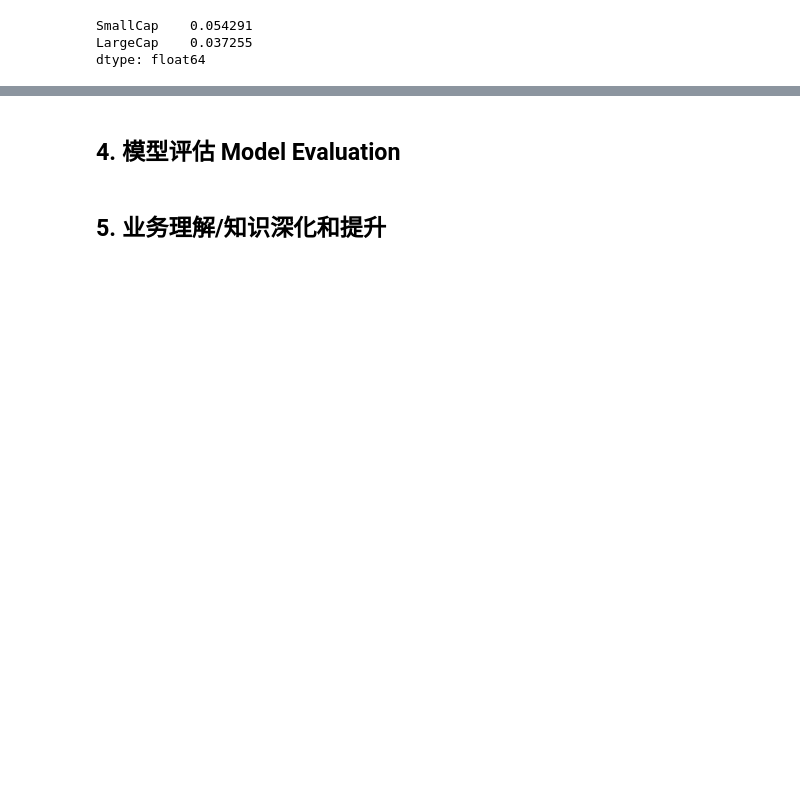
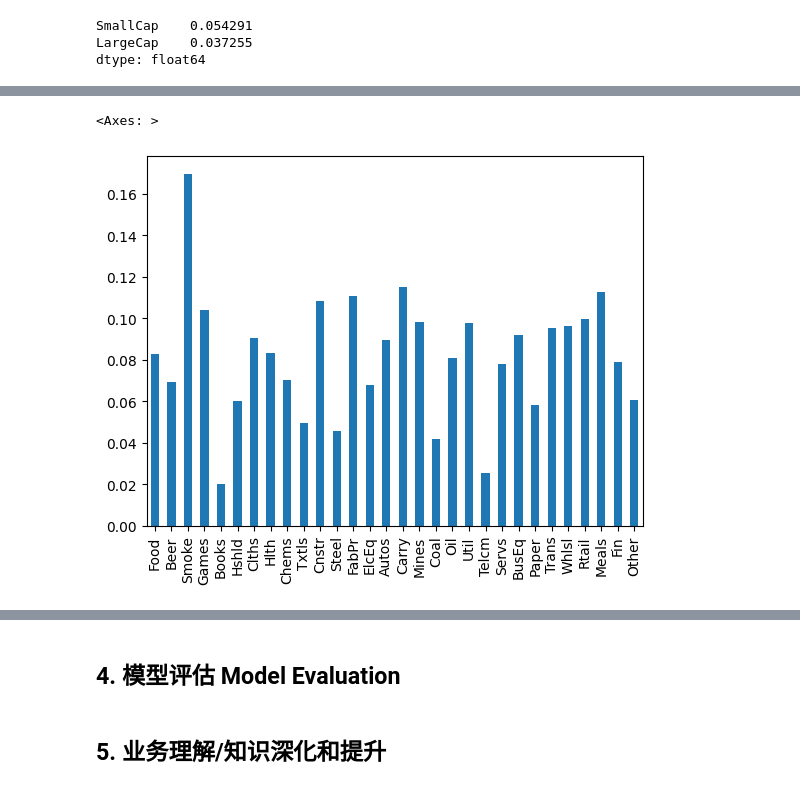
Before and after one commit to WH1994cn/b_python_dshb_cn, a Jupyter notebook: docs/Chapter03/ds_pandas_proj02.ipynb, the cells around one changed output, grey strips where cells are left out. Drawn from its saved outputs; the diff is of its cells as text; code cells hidden in the pictures; blank space fills up the shorter version.

```diff
--- a/docs/Chapter03/ds_pandas_proj02.ipynb
+++ b/docs/Chapter03/ds_pandas_proj02.ipynb
@@ -210,3 +210,8 @@ returns.head()
 #### IND30 Ken French Dataset
 
 The Ken French dataset contains the returns of 30 different industry portfolios.
+# %%
+ind = myfin.get_ind_returns()
+ind.tail()
+#er = myfin.annualize_rets(ind["1996":"2000"], 12)
+#cov = ind["1996":"2000"].cov()
@@ -510,0 +611,9 @@ myfin.var_historic(returns["SmallCap"], level=5)
+# %%
+# check returns
+a_rets = myfin.annualize_rets(ind["2000":"2025"], 12)
+# %%
+#plot the data
+a_rets.plot.bar()
+# %% [output]
+<Axes: >
+[figure, added]
```
Also changed, not shown: parts of 39 cells of this notebook, 1 other file.
